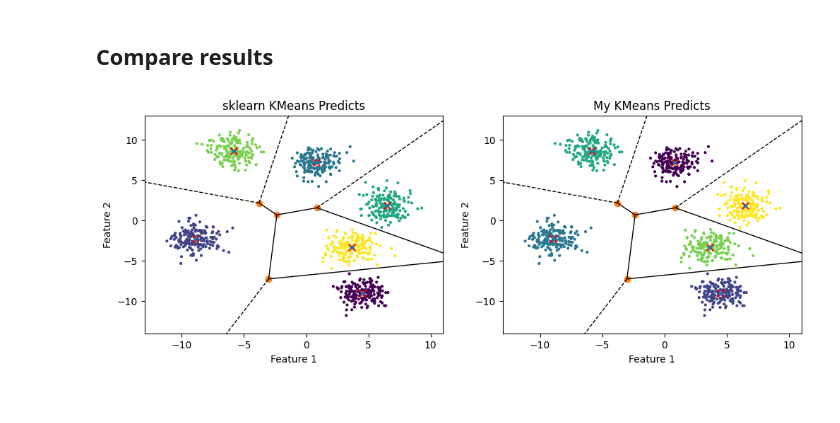
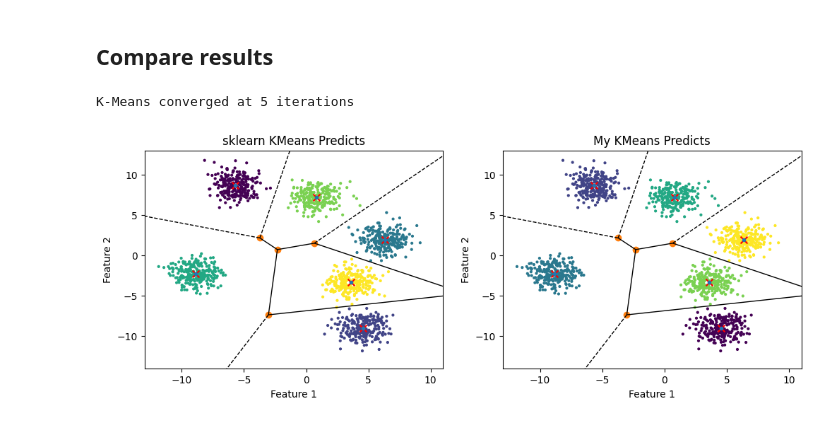
Before and after one commit to alexbelengeanu/ml-labs, a Jupyter notebook: lab1-clustering/exercitiul2.ipynb, the cells around one changed output. Drawn from its saved outputs; the diff is of its cells as text; code cells hidden in the pictures.

```diff
--- a/lab1-clustering/exercitiul2.ipynb
+++ b/lab1-clustering/exercitiul2.ipynb
@@ -13,7 +13,7 @@ from tqdm import tqdm
 ## Generate dataset
 # %%
 # generate 2d classification dataset
-X, y = make_blobs(n_samples=1000, centers=6, n_features=2, random_state=67)
+X, y = make_blobs(n_samples=1500, centers=6, n_features=2, random_state=67)
 # %%
 plt.figure(figsize=(5,3))
 plt.scatter(X[:, 0], X[:, 1], 4, marker='o', c='skyblue')
@@ -213,27 +252,37 @@ plt.show()
 # %% [markdown]
 ## Compare results
+# %%
+kmeans = KMeans(n_clusters=6)
+sklearn_labels = kmeans.fit_predict(X)
+sklearn_centers = kmeans.cluster_centers_
+# %%
+my_kmeans = myKMeans(6, 50)
+mykmeans_labels, mykmeans_centers = my_kmeans.fit_predict(X)
+# %% [output]
+K-Means converged at 5 iterations
 # %%
 plt.figure(figsize=(12,4))
-vor = Voronoi(centers)
+vor = Voronoi(sklearn_centers)
 fig = voronoi_plot_2d(vor, plt.subplot(1, 2, 1))
 plt.subplot(1, 2, 1)
 plt.title("sklearn KMeans Predicts")
 plt.xlabel("Feature 1")
 plt.ylabel("Feature 2")
 plt.xlim([-13, 11])
 plt.ylim([-14, 13])
-plt.scatter(X[:, 0], X[:, 1], 4, c=km_labels)
-plt.scatter(centers[:, 0], centers[:, 1], marker='x', c='red', s=50)
-vor = Voronoi(centroids)
+plt.scatter(X[:, 0], X[:, 1], 4, c=sklearn_labels)
+plt.scatter(sklearn_centers[:, 0], sklearn_centers[:, 1], marker='x', c='red', s=50)
+vor = Voronoi(mykmeans_centers)
 fig = voronoi_plot_2d(vor, plt.subplot(1, 2, 2))
 plt.subplot(1, 2, 2)
 plt.title("My KMeans Predicts")
 plt.xlabel("Feature 1")
 plt.ylabel("Feature 2")
 plt.xlim([-13, 11])
 plt.ylim([-14, 13])
-plt.scatter(X[:, 0], X[:, 1], 4, c=labels)
-plt.scatter(centroids[:, 0], centroids[:, 1], marker='x', c='red', s=50)
+plt.scatter(X[:, 0], X[:, 1], 4, c=mykmeans_labels)
+plt.scatter(mykmeans_centers[:, 0], mykmeans_centers[:, 1], marker='x', c='red', s=50)
+plt.savefig('results.png', facecolor="white", bbox_inches='tight')
 plt.show()
 # %% [output]
-[figure, old version]
+[figure, new version]
```
Also changed, not shown: parts of 15 cells of this notebook, 13 other files.
